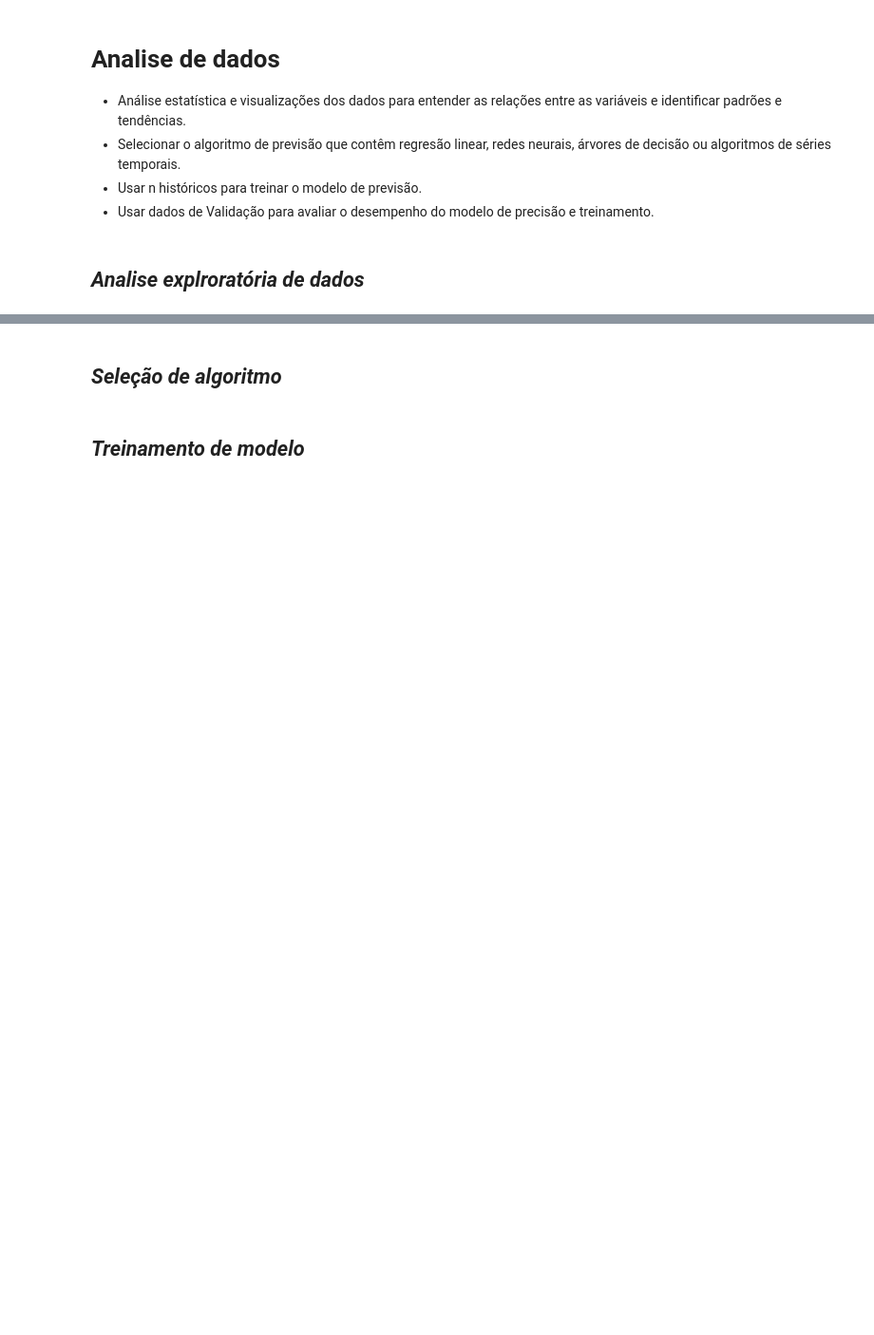
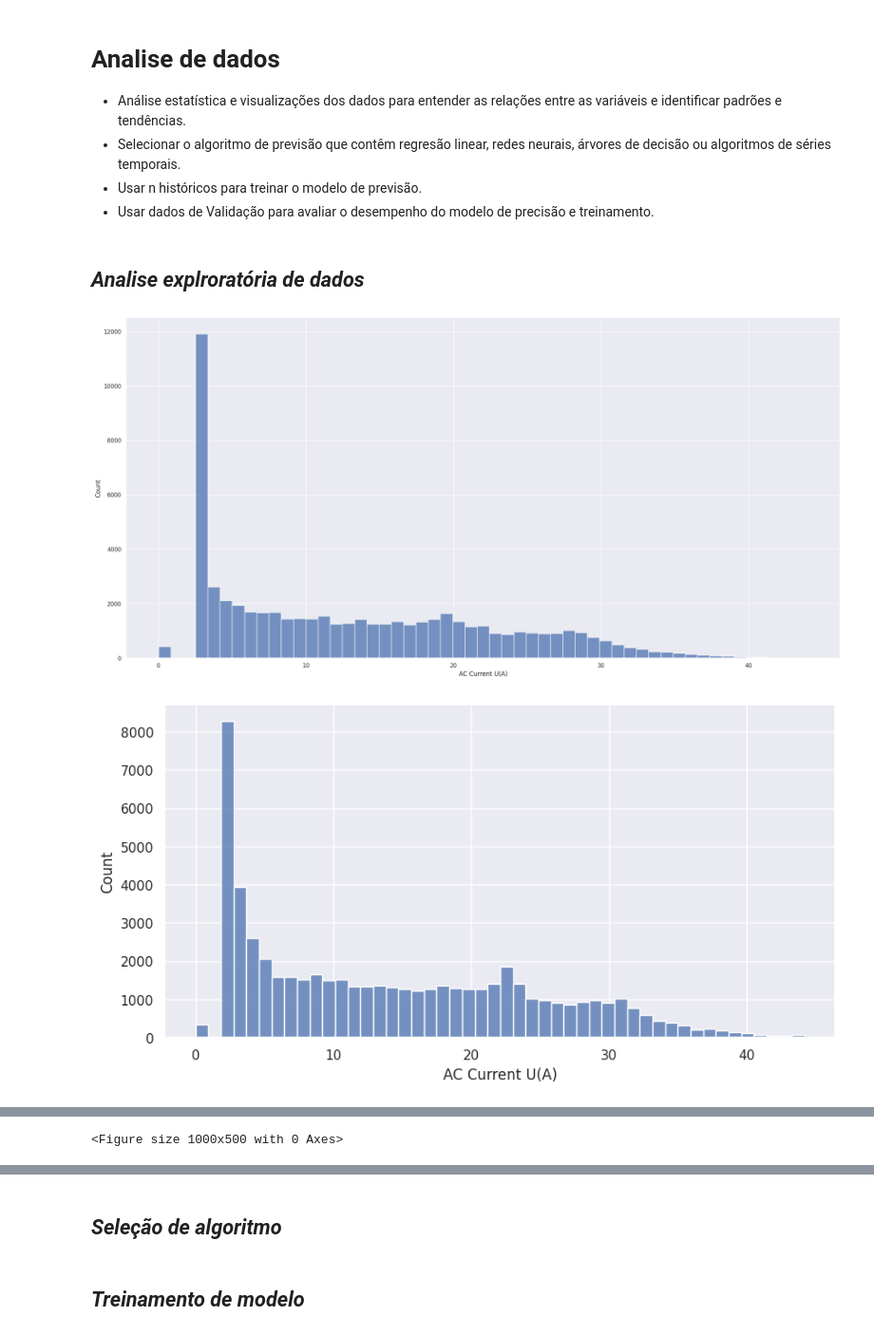
Before and after one commit to artemiostenio/meu_tcc, a Jupyter notebook: novo_conceito.ipynb, the cells around one changed output, grey strips where cells are left out. Shown at 95% size. Cells and saved outputs as stored; diff of their text form; code cells hidden in the pictures; blank space fills up the shorter version.

Commit message:
executando novo arquivo do orientador

```diff
--- a/novo_conceito.ipynb
+++ b/novo_conceito.ipynb
@@ -147,9 +199,0 @@ df_44_processado = processa_arquivos('datasets/campinas/44.1', df_41, df_42, df_
-# %%
-# Processa arquivos do diretório 'datasets/campinas/42.1'
-df_42_processado = processa_arquivos('datasets/campinas/42.1', df_41.copy(), df_42.copy(), df_44.copy())
-
-# Processa arquivos do diretório 'datasets/campinas/41.1'
-df_41_processado = processa_arquivos('datasets/campinas/41.1', df_42.copy(), df_41.copy(), df_44.copy())
-
-# Processa arquivos do diretório 'datasets/campinas/44.1'
-df_44_processado = processa_arquivos('datasets/campinas/44.1', df_44.copy(), df_42.copy(), df_41.copy())
@@ -432,3 +533,37 @@ for df in [df_41, df_42, df_44]:
 * Usar dados de Validação para avaliar o desempenho do modelo de precisão e treinamento.
 # %% [markdown]
 ## *Analise explroratória de dados*
+# %%
+# Supondo que df_41, df_42 e df_44 são objetos DataFrame do pandas
+
+# Plote os histogramas usando seaborn
+sns.histplot(df_41_processado['AC Current U(A)'], kde=False)
+plt.figure(figsize=(10,5))  # Aumente o espaçamento entre os gráficos
+
+sns.histplot(df_42_processado['AC Current U(A)'], kde=False)
+plt.figure(figsize=(10,5))  # Aumente o espaçamento entre os gráficos
+
+sns.histplot(df_44_processado['AC Current U(A)'], kde=False)
+plt.figure(figsize=(10,5))  # Aumente o espaçamento entre os gráficos
+
+# Selecione os atributos numéricos e plote os histogramas
+num_attributes = df_41.select_dtypes(include = ['int64', 'float64'])
+num_attributes.hist(bins=100, figsize=(50,45))  # Aumente o tamanho do gráfico
+plt.tight_layout()  # Ajuste o layout para evitar a sobreposição
+plt.subplots_adjust(hspace = 0.5)  # Ajuste o espaçamento entre os subplots
+plt.show()
+
+num_attributes = df_42.select_dtypes(include = ['int64', 'float64'])
+num_attributes.hist(bins=100, figsize=(50,45))  # Aumente o tamanho do gráfico
+plt.tight_layout()  # Ajuste o layout para evitar a sobreposição
+plt.subplots_adjust(hspace = 0.5)  # Ajuste o espaçamento entre os subplots
+plt.show()
+
+num_attributes = df_44.select_dtypes(include = ['int64', 'float64'])
+num_attributes.hist(bins=100, figsize=(50,45))  # Aumente o tamanho do gráfico
+plt.tight_layout()  # Ajuste o layout para evitar a sobreposição
+plt.subplots_adjust(hspace = 0.5)  # Ajuste o espaçamento entre os subplots
+plt.show()
+# %% [output]
+[figure, added]
+[figure, added]
@@ -434,0 +571 @@ for df in [df_41, df_42, df_44]:
+<Figure size 1000x500 with 0 Axes>
```
Also changed, not shown: parts of 3 cells of this notebook, 32 other files.
